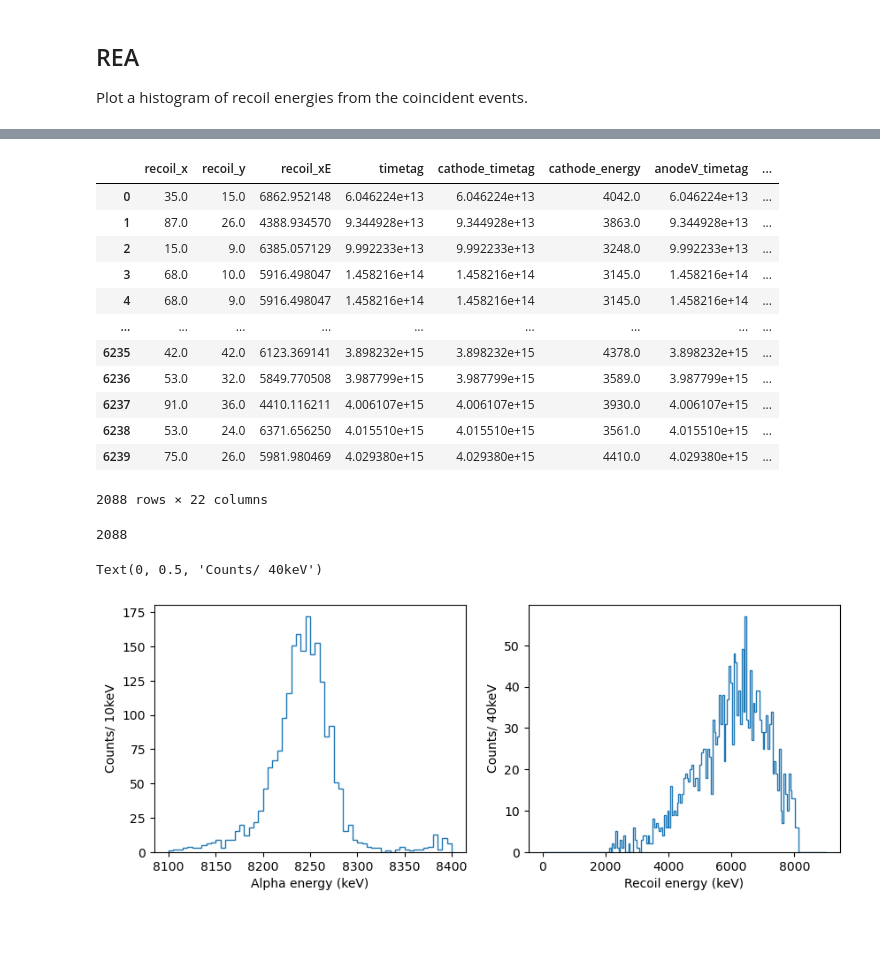
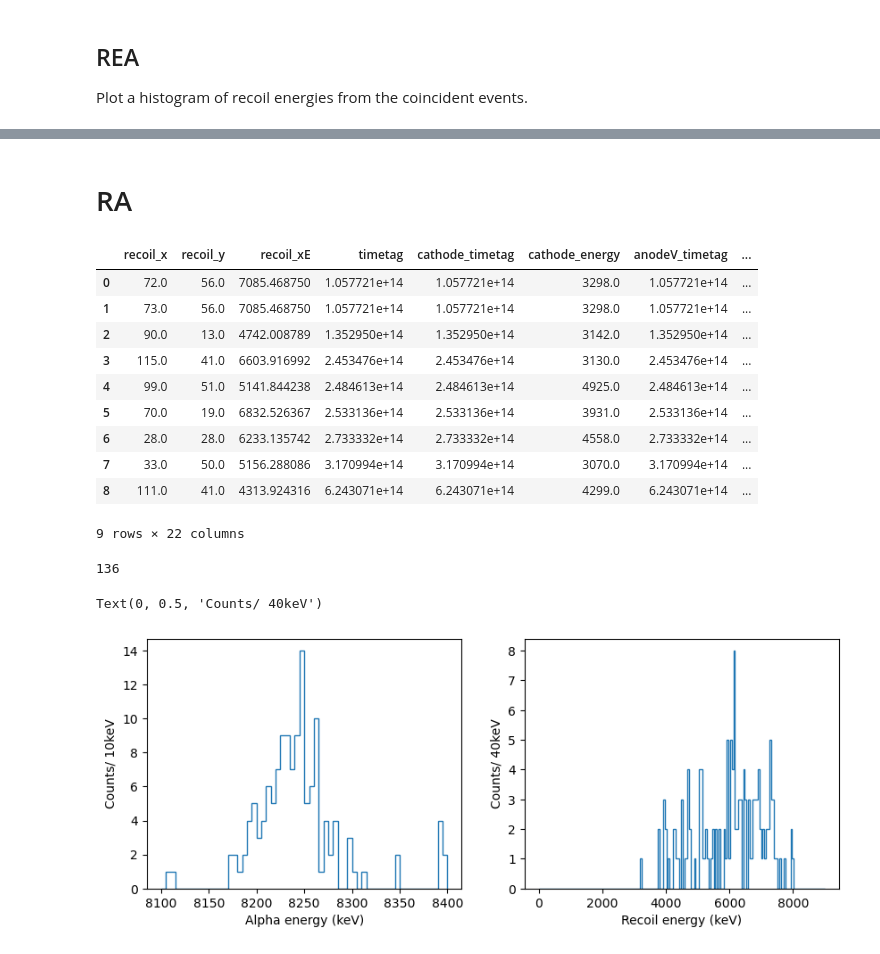
Before and after one commit to JChads4/ppac_code, a Jupyter notebook: analysis_notebook.ipynb, the cells around one changed output, grey strips where cells are left out. Saved outputs shown, nothing was run; the diff lists cells and outputs as text; code cells hidden in the pictures; blank space fills up the shorter version.

```diff
--- a/analysis_notebook.ipynb
+++ b/analysis_notebook.ipynb
@@ -147,32 +131,32 @@ Text(0, 0.5, 'Counts/ 10keV')
+# %% [markdown]
+# RA
 # %%
 df = data["final_correlated"]
 df_RA = df[df["chain"] == "RA"]
-display(df_RA)
+display(df_RA.iloc[:9])
 print(len(df_RA))
 plt.figure(figsize=(10,8))
 plt.subplot(221)
 plt.hist(df_RA['alpha_xE'], histtype='step', bins=60, range=(8100,8400))
 plt.xlabel('Alpha energy (keV)')
 plt.ylabel(r'Counts/ 10keV')
 
 plt.subplot(222)
 plt.hist(df_RA['recoil_xE'], histtype='step',bins=175, range=(0,9000))
 plt.xlabel('Recoil energy (keV)')
 plt.ylabel(r'Counts/ 40keV')
 # %% [output]
 |  | recoil_x | recoil_y | recoil_xE | timetag | cathode_timetag | cathode_energy | anodeV_timetag | ... |
-| 0 | 35.0 | 15.0 | 6862.952148 | 6.046224e+13 | 6.046224e+13 | 4042.0 | 6.046224e+13 | ... |
-| 1 | 87.0 | 26.0 | 4388.934570 | 9.344928e+13 | 9.344928e+13 | 3863.0 | 9.344928e+13 | ... |
-| 2 | 15.0 | 9.0 | 6385.057129 | 9.992233e+13 | 9.992233e+13 | 3248.0 | 9.992233e+13 | ... |
-| 3 | 68.0 | 10.0 | 5916.498047 | 1.458216e+14 | 1.458216e+14 | 3145.0 | 1.458216e+14 | ... |
-| 4 | 68.0 | 9.0 | 5916.498047 | 1.458216e+14 | 1.458216e+14 | 3145.0 | 1.458216e+14 | ... |
-| ... | ... | ... | ... | ... | ... | ... | ... | ... |
-| 6235 | 42.0 | 42.0 | 6123.369141 | 3.898232e+15 | 3.898232e+15 | 4378.0 | 3.898232e+15 | ... |
-| 6236 | 53.0 | 32.0 | 5849.770508 | 3.987799e+15 | 3.987799e+15 | 3589.0 | 3.987799e+15 | ... |
-| 6237 | 91.0 | 36.0 | 4410.116211 | 4.006107e+15 | 4.006107e+15 | 3930.0 | 4.006107e+15 | ... |
-| 6238 | 53.0 | 24.0 | 6371.656250 | 4.015510e+15 | 4.015510e+15 | 3561.0 | 4.015510e+15 | ... |
-| 6239 | 75.0 | 26.0 | 5981.980469 | 4.029380e+15 | 4.029380e+15 | 4410.0 | 4.029380e+15 | ... |
+| 0 | 72.0 | 56.0 | 7085.468750 | 1.057721e+14 | 1.057721e+14 | 3298.0 | 1.057721e+14 | ... |
+| 1 | 73.0 | 56.0 | 7085.468750 | 1.057721e+14 | 1.057721e+14 | 3298.0 | 1.057721e+14 | ... |
+| 2 | 90.0 | 13.0 | 4742.008789 | 1.352950e+14 | 1.352950e+14 | 3142.0 | 1.352950e+14 | ... |
+| 3 | 115.0 | 41.0 | 6603.916992 | 2.453476e+14 | 2.453476e+14 | 3130.0 | 2.453476e+14 | ... |
+| 4 | 99.0 | 51.0 | 5141.844238 | 2.484613e+14 | 2.484613e+14 | 4925.0 | 2.484613e+14 | ... |
+| 5 | 70.0 | 19.0 | 6832.526367 | 2.533136e+14 | 2.533136e+14 | 3931.0 | 2.533136e+14 | ... |
+| 6 | 28.0 | 28.0 | 6233.135742 | 2.733332e+14 | 2.733332e+14 | 4558.0 | 2.733332e+14 | ... |
+| 7 | 33.0 | 50.0 | 5156.288086 | 3.170994e+14 | 3.170994e+14 | 3070.0 | 3.170994e+14 | ... |
+| 8 | 111.0 | 41.0 | 4313.924316 | 6.243071e+14 | 6.243071e+14 | 4299.0 | 6.243071e+14 | ... |
-2088 rows × 22 columns
+9 rows × 22 columns
-2088
+136
 Text(0, 0.5, 'Counts/ 40keV')
-[figure, old version]
+[figure, new version]
```
Also changed, not shown: parts of 9 cells of this notebook, 6 other files.
